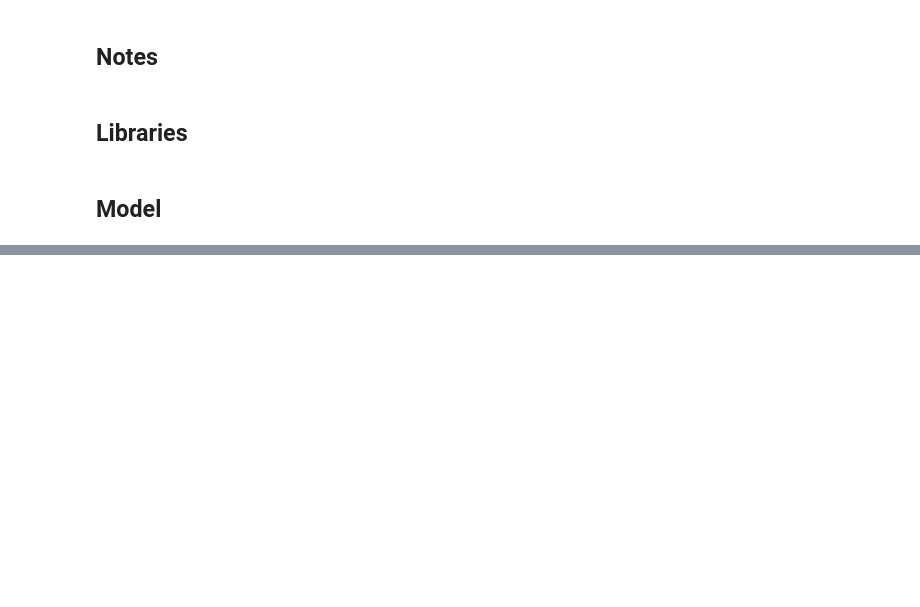
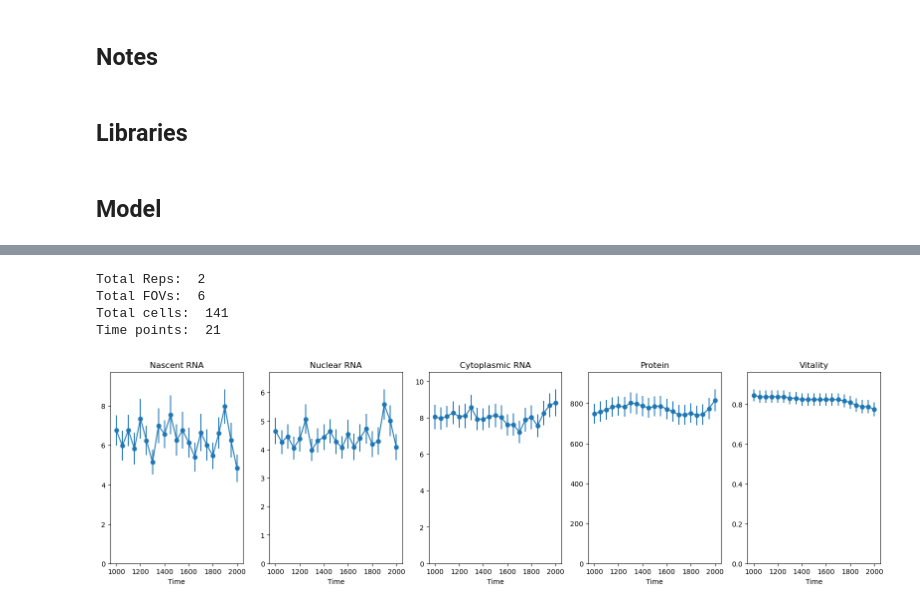
Before and after one commit to Munsky/UQbio2024_Team4, a Jupyter notebook: model.ipynb, the cells around one changed output, grey strips where cells are left out. Drawn from its saved outputs; the diff is of its cells as text; code cells hidden in the pictures; blank space fills up the shorter version.

```diff
--- a/model.ipynb
+++ b/model.ipynb
@@ -165,0 +182,5 @@ r7 = -k7*x4
+# %%
+#read csv file
+#df = pd.read_csv('./TrueData/Drug2_1000nM_DesignResults.csv')
+dataRaw = pd.read_csv('./TrueData/NoDrug_DesignResults.csv')
+print(df)
@@ -165,0 +205,53 @@ r7 = -k7*x4
+# %%
+# Parse data to create tensor containing all data in format:
+# [Cell, Time, NascentRNA, NuclearRNA, CytoplasmicRNA, Protein, Vitality]
+k = 0
+
+Reps = np.unique(dataRaw['Rep_Num'])
+FOVs = np.unique(dataRaw['FOV_Num'])
+Times = np.unique(dataRaw['Time'])
+Cells = np.unique(dataRaw['Cell_id'])
+
+print('Total Reps: ', len(Reps))
+print('Total FOVs: ', len(FOVs))
+print('Total cells: ', len(Cells))
+print('Time points: ', len(Times))
+
+dataTensor = np.zeros((len(Cells), len(Times), 5))
+
+for iCell in range(len(Cells)):
+    for iTime in range(len(Times)):
+        if dataRaw['is_cell_vital'][k]==1:
+            dataTensor[iCell, iTime, 0] = dataRaw['num_rna_nascent'][k]
+            dataTensor[iCell, iTime, 1] = dataRaw['num_rna_nuc'][k]
+            dataTensor[iCell, iTime, 2] = dataRaw['num_rna_cyto'][k]
+            dataTensor[iCell, iTime, 3] = dataRaw['Cyto_Intensity_1'][k]
+            dataTensor[iCell, iTime, 4] = 1
+        else:
+            dataTensor[iCell, iTime, 0] = np.nan
+            dataTensor[iCell, iTime, 1] = np.nan
+            dataTensor[iCell, iTime, 2] = np.nan
+            dataTensor[iCell, iTime, 3] = np.nan
+            dataTensor[iCell, iTime, 4] = 0
+        k += 1
+# %% [output]
+Total Reps:  2
+Total FOVs:  6
+Total cells:  141
+Time points:  21
+# %%
+# Calculate mean and SEM of each data type at each time point. Ignore NaN values.
+dataMean = np.nanmean(dataTensor, axis=0)
+dataStd = np.nanstd(dataTensor, axis=0) / np.sqrt(np.sum(~np.isnan(dataTensor), axis=0))
+
+featureNames = ['Nascent RNA', 'Nuclear RNA', 'Cytoplasmic RNA', 'Protein', 'Vitality']
+
+# Plot data
+fig, ax = plt.subplots(1, 5, figsize=(20, 5))
+for i in range(5):
+    ax[i].errorbar(Times, dataMean[:, i], yerr=dataStd[:, i], fmt='-o')
+    ax[i].set_title(featureNames[i])
+    ax[i].set_xlabel('Time')
+    ax[i].set_ylim([0, 1.1 * np.nanmax(dataMean[:, i] + dataStd[:, i])])
+# %% [output]
+[figure, added]
```
Also changed, not shown: parts of 11 cells of this notebook.
